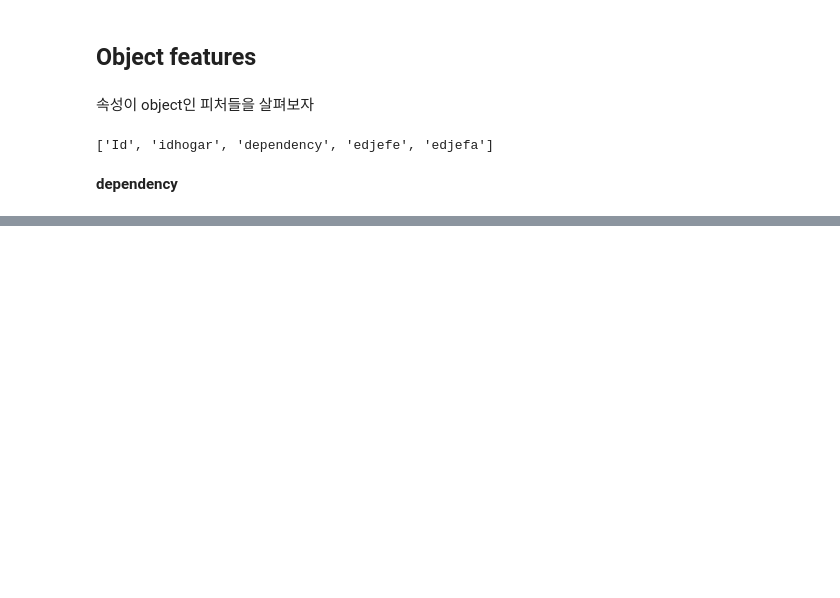
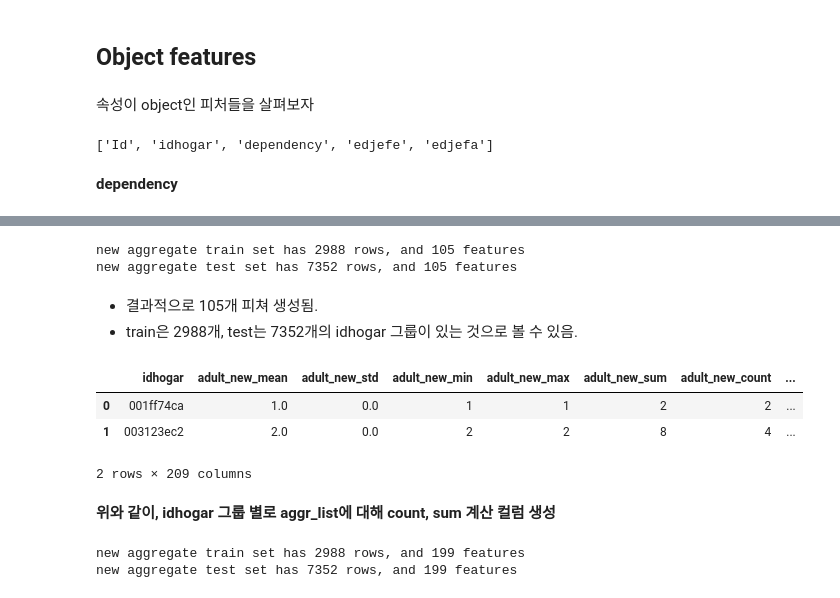
Before and after one commit to yourmean/DRAM-PE_NowHere, a Jupyter notebook: Hayeon/kaggle/costa_rican/transcription_1.ipynb, the cells around one changed output, grey strips where cells are left out. Drawn from its saved outputs; the diff is of its cells as text; code cells hidden in the pictures; blank space fills up the shorter version.

```diff
--- a/Hayeon/kaggle/costa_rican/transcription_1.ipynb
+++ b/Hayeon/kaggle/costa_rican/transcription_1.ipynb
@@ -231,0 +673,8 @@ df_test['dependency'] = np.sqrt(df_test['SQBdependency'])
+# %%
+cols_with_only_one_value = []
+for col in df_train.columns:
+    if col == 'Target':
+        continue
+    if df_train[col].value_counts().shape[0] == 1 or df_test[col].value_counts().shape[0] == 1:
+        print(col)
+        cols_with_only_one_value.append(col)
@@ -231,0 +701,3 @@ df_test['dependency'] = np.sqrt(df_test['SQBdependency'])
+# %%
+df_train.drop(cols_with_only_one_value, axis=1, inplace=True)
+df_test.drop(cols_with_only_one_value, axis=1, inplace=True)
@@ -231,0 +719,3 @@ df_test['dependency'] = np.sqrt(df_test['SQBdependency'])
+# %%
+def max_min(x):
+    return x.max() - x.min()
@@ -231,0 +728,56 @@ df_test['dependency'] = np.sqrt(df_test['SQBdependency'])
+# %%
+agg_train = pd.DataFrame()
+agg_test = pd.DataFrame()
+
+for item in tqdm(family_size_features):
+    # 'mean','std','min','max','sum','count',max_min에 대해 for문 수행
+    for i, function in enumerate(['mean','std','min','max','sum','count',max_min]):
+        group_train = df_train[item].groupby(df_train['idhogar']).agg(function)
+        group_test = df_test[item].groupby(df_test['idhogar']).agg(function)
+        if i == 6:
+            new_col = item + '_new_' + 'max_min'
+        else:
+            new_col = item + '_new_' + function
+        agg_train[new_col] = group_train
+        agg_test[new_col] = group_test
+
+print('new aggregate train set has {} rows, and {} features'.format(agg_train.shape[0], agg_train.shape[1]))
+print('new aggregate test set has {} rows, and {} features'.format(agg_test.shape[0], agg_test.shape[1]))
+# %% [output]
+new aggregate train set has 2988 rows, and 105 features
+new aggregate test set has 7352 rows, and 105 features
+# %% [markdown]
+* 결과적으로 105개 피쳐 생성됨.
+* train은 2988개, test는 7352개의 idhogar 그룹이 있는 것으로 볼 수 있음.
+# %%
+agg_train.head(2)
+# %% [output]
+|  | idhogar | adult_new_mean | adult_new_std | adult_new_min | adult_new_max | adult_new_sum | adult_new_count | ... |
+| 0 | 001ff74ca | 1.0 | 0.0 | 1 | 1 | 2 | 2 | ... |
+| 1 | 003123ec2 | 2.0 | 0.0 | 2 | 2 | 8 | 4 | ... |
+2 rows × 209 columns
+# %% [markdown]
+**위와 같이, idhogar 그룹 별로 aggr_list에 대해 count, sum 계산 컬럼 생성**
+# %%
+aggr_list = ['rez_esc', 'dis', 'male', 'female',
+                  'estadocivil1', 'estadocivil2', 'estadocivil3', 'estadocivil4', 'estadocivil5', 'estadocivil6', 'estadocivil7',
+                  'parentesco2', 'parentesco3', 'parentesco4', 'parentesco5', 'parentesco6', 'parentesco7', 'parentesco8', 'parentesco9', 'parentesco10',
+                  'parentesco11', 'parentesco12',
+                  'instlevel1', 'instlevel2', 'instlevel3', 'instlevel4', 'instlevel5', 'instlevel6', 'instlevel7', 'instlevel8', 'instlevel9',
+                 'epared1', 'epared2', 'epared3', 'etecho1', 'etecho2', 'etecho3', 'eviv1', 'eviv2', 'eviv3', 'refrig', 'television', 'mobilephone',
+            'area1', 'area2', 'v18q', 'edjef']
+
+
+
+for item in tqdm(aggr_list):
+    for function in ['count', 'sum']:
+        group_train = df_train[item].groupby(df_train['idhogar']).agg(function)
+        group_test = df_test[item].groupby(df_test['idhogar']).agg(function)
+        new_col = item + '_new1_' + function
+        agg_train[new_col] = group_train
+        agg_test[new_col] = group_test
+print('new aggregate train set has {} rows, and {} features'.format(agg_train.shape[0], agg_train.shape[1]))
+print('new aggregate test set has {} rows, and {} features'.format(agg_test.shape[0], agg_test.shape[1]))
+# %% [output]
+new aggregate train set has 2988 rows, and 199 features
+new aggregate test set has 7352 rows, and 199 features
```
Also changed, not shown: parts of 94 cells of this notebook.
